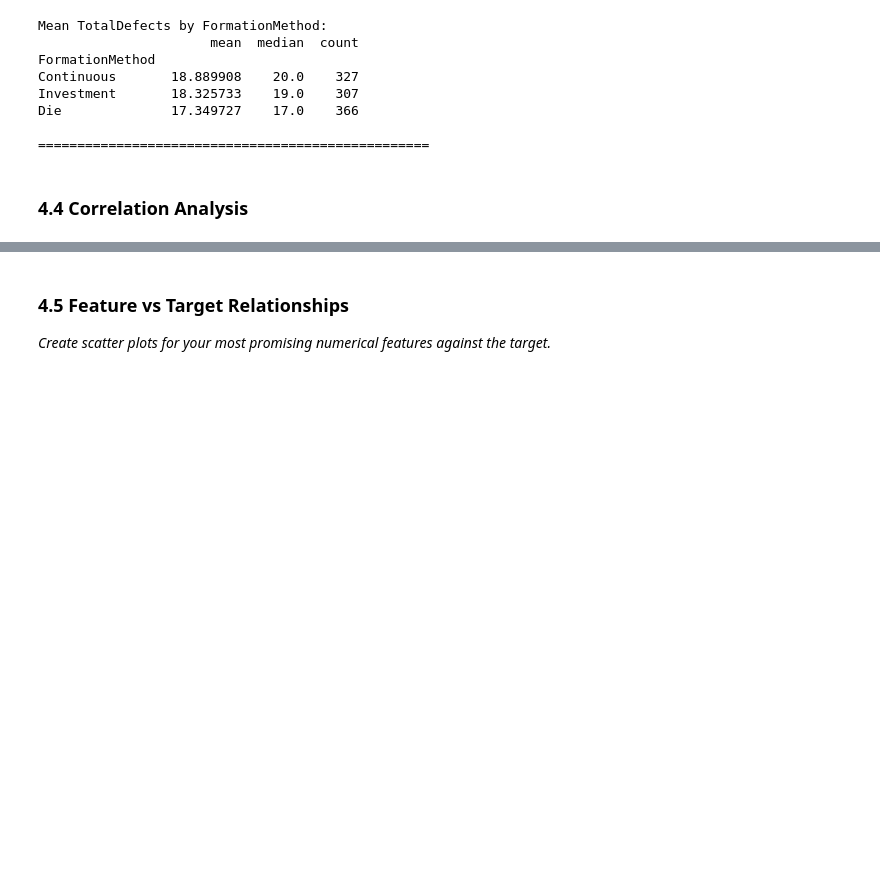
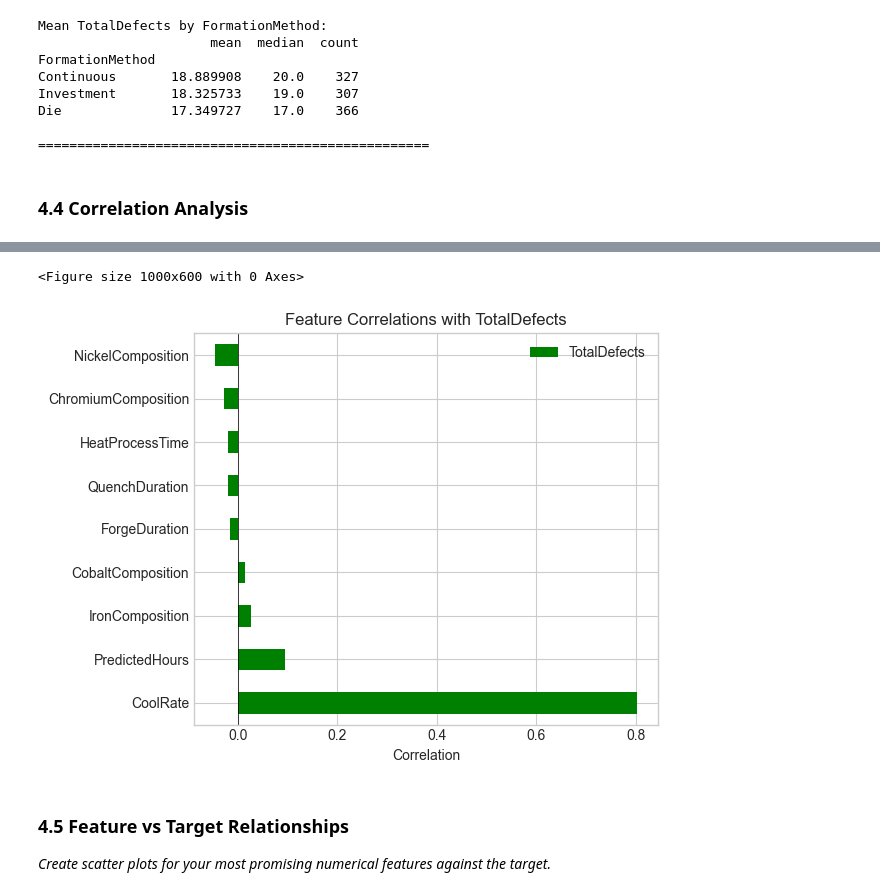
Before and after one commit to Jfrankgoff/individual-capstone-Jfrankgoff, a Jupyter notebook: notebooks/01_problem_statement_and_eda.ipynb, the cells around one changed output, grey strips where cells are left out. Cells and saved outputs as stored; diff of their text form; code cells hidden in the pictures; blank space fills up the shorter version.

```diff
--- a/notebooks/01_problem_statement_and_eda.ipynb
+++ b/notebooks/01_problem_statement_and_eda.ipynb
@@ -629,3 +636,11 @@ Die              17.349727    17.0    366
 # Store result in: target_correlations
 
 # YOUR CODE HERE:
+# Select only the TotalDefects column and remove the row indexed as TotalDefects (steps 1 and 2)
+target_correlations = correlation_matrix[['TotalDefects']].drop('TotalDefects')
+# Sort in place
+target_correlations.sort_values(by=['TotalDefects'], ascending=False, inplace=True)
+# Print and review
+target_correlations
+
+# Interesting, CoolRate is the highest/lone strong correlation
@@ -632,13 +658,16 @@ Die              17.349727    17.0    366
 # %%
 # Visualize correlations with target
 plt.figure(figsize=(10, 6))
-colors = ['green' if c > 0 else 'red' for c in target_correlations]
+colors = ['green' if c > 0 else 'red' for c in target_correlations['TotalDefects']]
 target_correlations.plot(kind='barh', color=colors)
 plt.xlabel('Correlation')
-plt.title(f'Feature Correlations with {TARGET}')
+plt.title(f'Feature Correlations with {"TotalDefects"}')
 plt.axvline(x=0, color='black', linestyle='-', linewidth=0.5)
 plt.tight_layout()
 plt.show()
+# %% [output]
+<Figure size 1000x600 with 0 Axes>
+[figure, added]
 # %% [markdown]
 ### 4.5 Feature vs Target Relationships
 
```
Also changed, not shown: parts of 3 cells of this notebook.
